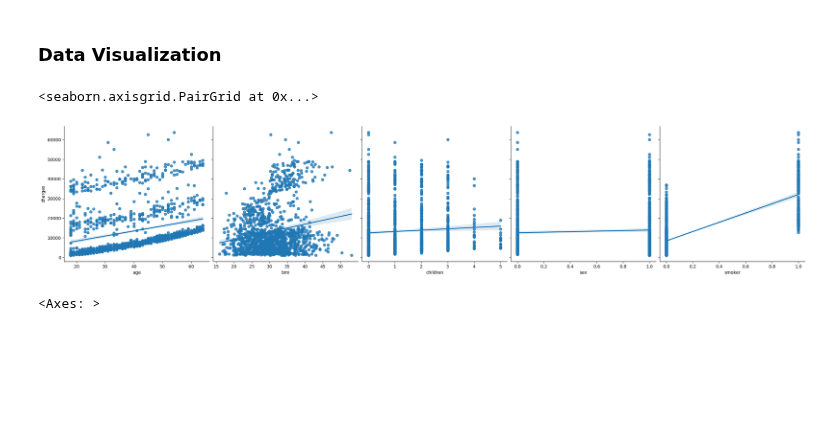
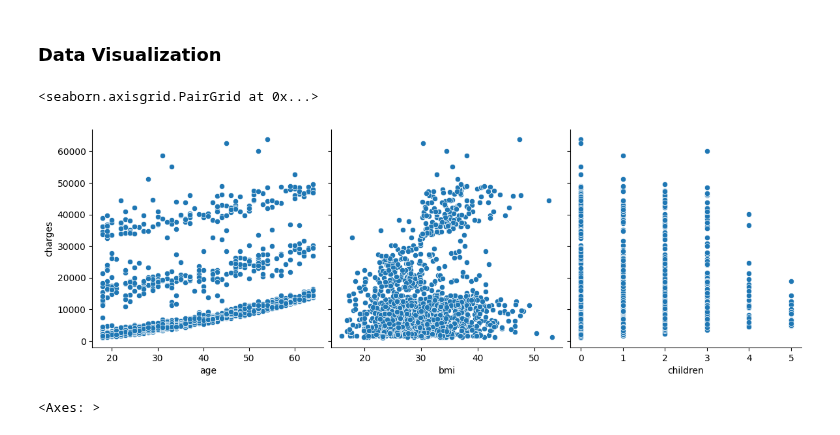
Before and after one commit to andidprastyo/ML-2023, a Jupyter notebook: 03 - Regression/tugas.ipynb, the cells around one changed output. Saved outputs shown, nothing was run; the diff lists cells and outputs as text; code cells hidden in the pictures; blank space fills up the shorter version.

Commit message:
feat:Fixed scatterplot

```diff
--- a/03 - Regression/tugas.ipynb
+++ b/03 - Regression/tugas.ipynb
@@ -85,10 +85,10 @@ df['smoker'] = le.fit_transform(df['smoker'])
 # %% [markdown]
 ### Data Visualization
 # %%
-sns.pairplot(df, x_vars=['age', 'bmi', 'children', 'sex', 'smoker'], y_vars='charges', height=5, aspect=1, kind='reg')
+sns.pairplot(df, x_vars=['age', 'bmi', 'children'], y_vars='charges', size=4, aspect=1, kind='scatter')
 # %% [output]
 <seaborn.axisgrid.PairGrid at 0x...>
-[figure, old version]
+[figure, new version]
 # %%
 corr = df[['age', 'bmi', 'children', 'charges', 'sex', 'smoker']].corr()
 sns.heatmap(corr, annot=True, cmap='coolwarm')
```
